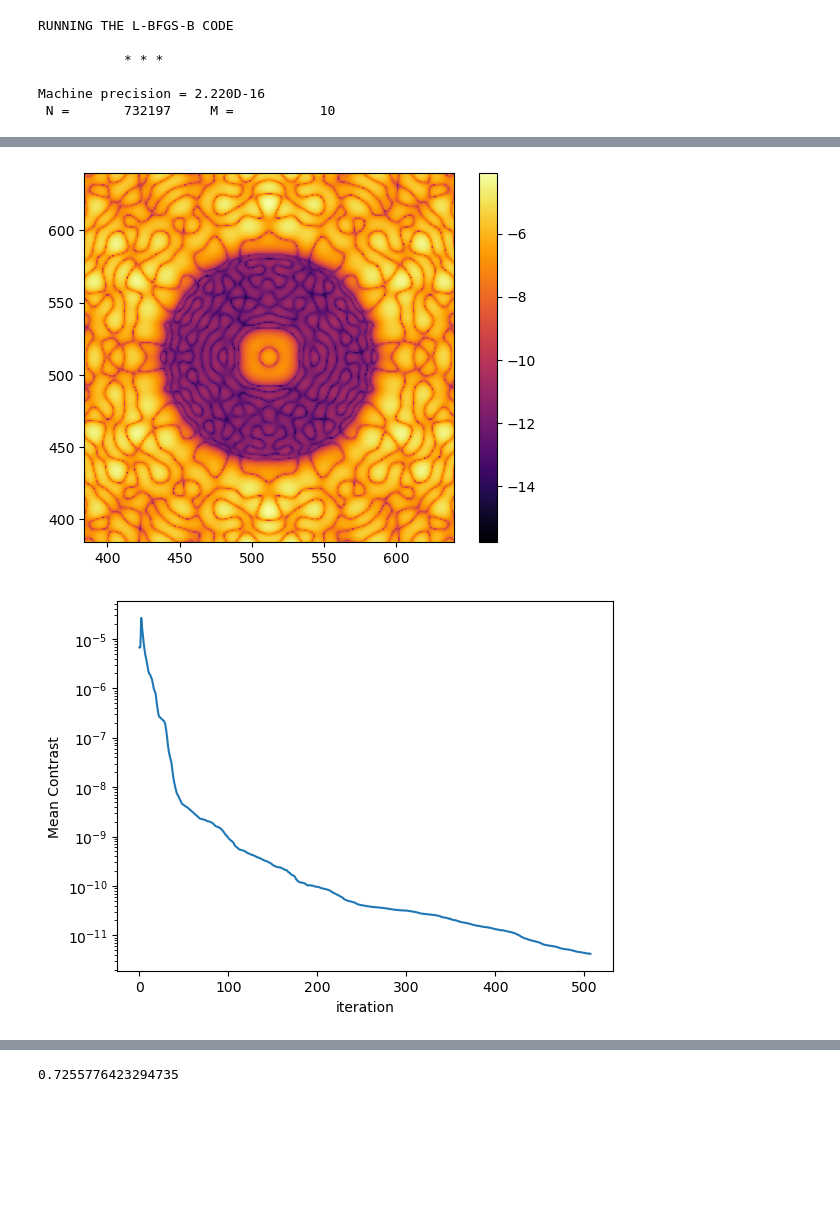
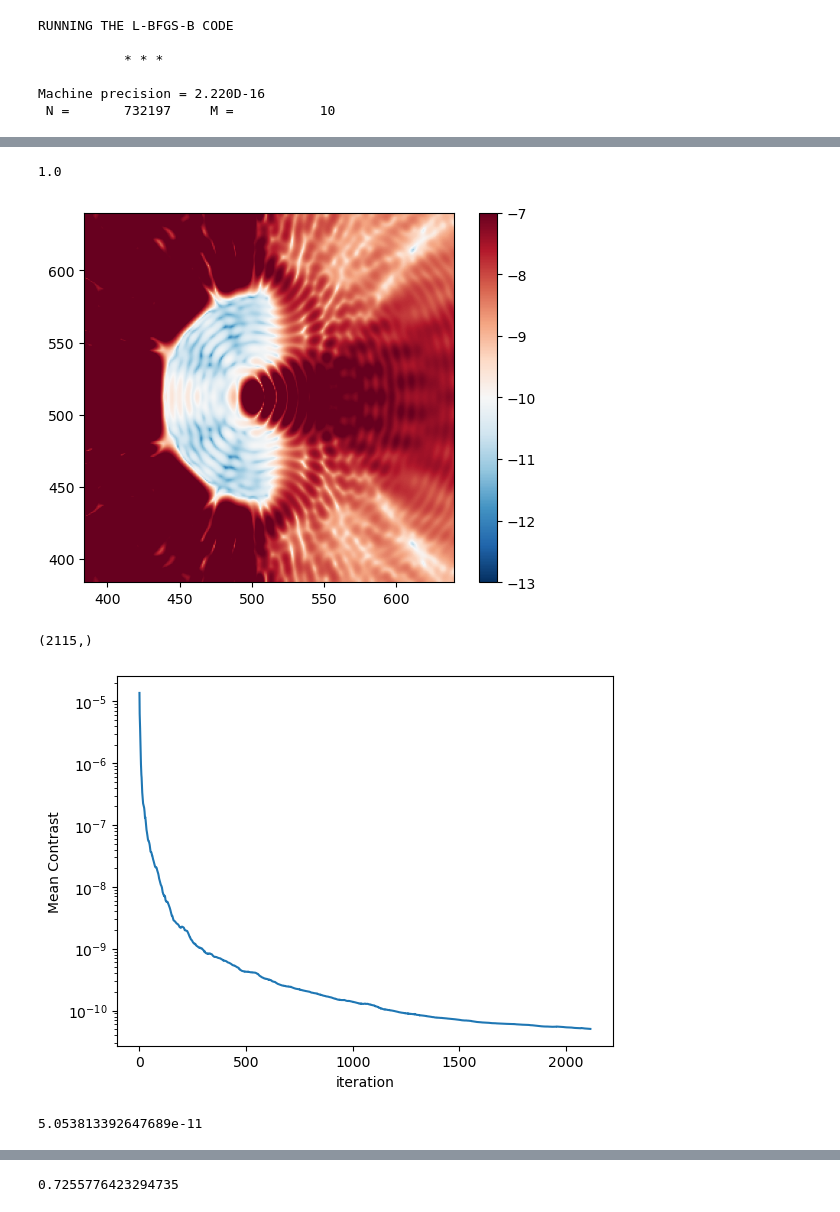
Before and after one commit to Jashcraf/dygdug, a Jupyter notebook: demos/aplc_designer.ipynb, the cells around one changed output, grey strips where cells are left out. Cells and saved outputs as stored; diff of their text form; code cells hidden in the pictures; blank space fills up the shorter version.

Commit message:
update the aplc designer

```diff
--- a/demos/aplc_designer.ipynb
+++ b/demos/aplc_designer.ipynb
@@ -85,6 +85,18 @@ def circular_mask(iss, iwa):
 
     return mask
 
+def annular_mask(iss, iwa, owa):
+    x, y = coordinates.make_xy_grid(iss.N, dx=iss.dx)
+    r, t = coordinates.cart_to_polar(x, y)
+    iwa = iwa * iss.lamD
+    owa = owa * iss.lamD
+    mask = r > iwa
+    mask[r > owa] = 0
+    print(owa)
+    print(iwa)
+
+    return mask
+
 def lyot_mask(pupil_npix, pupil_dx, frac):
 
     x, y = coordinates.make_xy_grid(pupil_npix, dx=pupil_dx)
@@ -98,7 +110,7 @@ def lyot_mask(pupil_npix, pupil_dx, frac):
 
 # mask transmits inner 1.5 L/D
 inner_mask = inner_core_mask(iss, 1.5)
-focal_plane_mask = circular_mask(iss, IWA)
+focal_plane_mask = knife_edge_mask(iss, 2.5) #annular_mask(iss, 2.5, OWA)
 ls_mask = lyot_mask(circle_mask.shape[0], pupil_dx=pupil_dx, frac=0.85)
 plt.imshow(focal_plane_mask)
 # %% [output]
@@ -137,6 +149,7 @@ class APLCWrapper:
         # init f and g
         self.f = 0
         self.g = 0
+        self.cost = []
 
     def refresh(self):
         self.f = 0
@@ -153,6 +166,8 @@ class APLCWrapper:
             self.f += f
             self.g += g
 
+        self.cost.append(self.f)
+
         return self.f, self.g
 
 # make sure these work'
@@ -264,18 +225,47 @@ plt.show()
+# %%
+np.sum(newmask) / np.sum(circle_mask)
+for i,ap in enumerate(aplc_broadband.optlist):
+    if i == 0:
+        contrast_norm = np.abs(aplc_broadband.optlist[i].B)**2
+        coro_field = aplc_broadband.optlist[i].I
+    else:
+        contrast_norm += np.abs(aplc_broadband.optlist[i].B)**2
+        coro_field += aplc_broadband.optlist[i].I
+# %%
+np.sum(newmask) / np.sum(circle_mask)
+# %% [output]
+1.0
 # %%
 cut = 128
-contrast_norm = np.abs(aplc.B)**2
-contrast_norm = contrast_norm.max()
-plt.imshow(np.log10(aplc.I/contrast_norm) ,cmap='inferno')
+which = 0
+# contrast_norm = np.abs(aplc_broadband.optlist[which].B)**2
+# contrast_norm = contrast_norm.max()
+plt.imshow(np.log10(coro_field/contrast_norm.max()) ,cmap='RdBu_r',vmin=-13, vmax=-7)
 plt.xlim(IMG_NPIX/2 - cut, IMG_NPIX/2 + cut)
 plt.ylim(IMG_NPIX/2 - cut, IMG_NPIX/2 + cut)
 plt.colorbar()
 plt.show()
 
-plt.plot(aplc.cost/contrast_norm)
+costf = 0
+# get the cost function
+for i,op in enumerate(aplc_broadband.optlist):
+    if i == 0:
+        print(np.array(op.cost).shape)
+        costf = np.array(op.cost)
+    else:
+        costf += np.array(op.cost)
+
+plt.plot(costf/contrast_norm.max())
 plt.ylabel('Mean Contrast')
 plt.xlabel('iteration')
 plt.yscale('log')
 plt.show()
 # %% [output]
-[figure, old version]
+[figure, new version]
+(2115,)
-[figure, old version]
+[figure, new version]
+# %%
+image_field_post = coro_field/contrast_norm.max()
+np.mean(image_field_post[dh])
+# %% [output]
+5.053813392647689e-11
```
Also changed, not shown: parts of 10 cells of this notebook.
